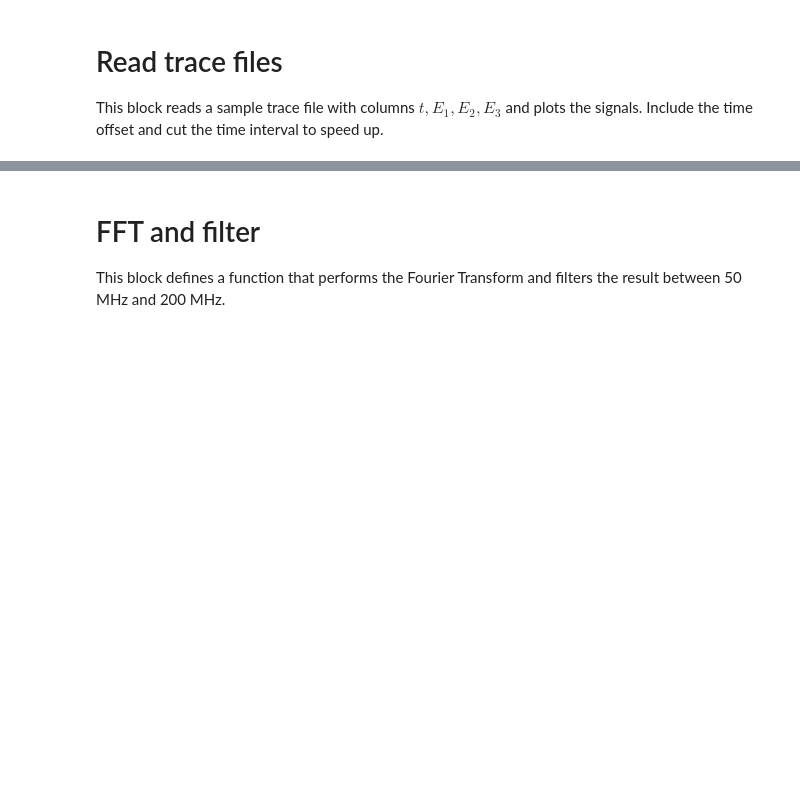
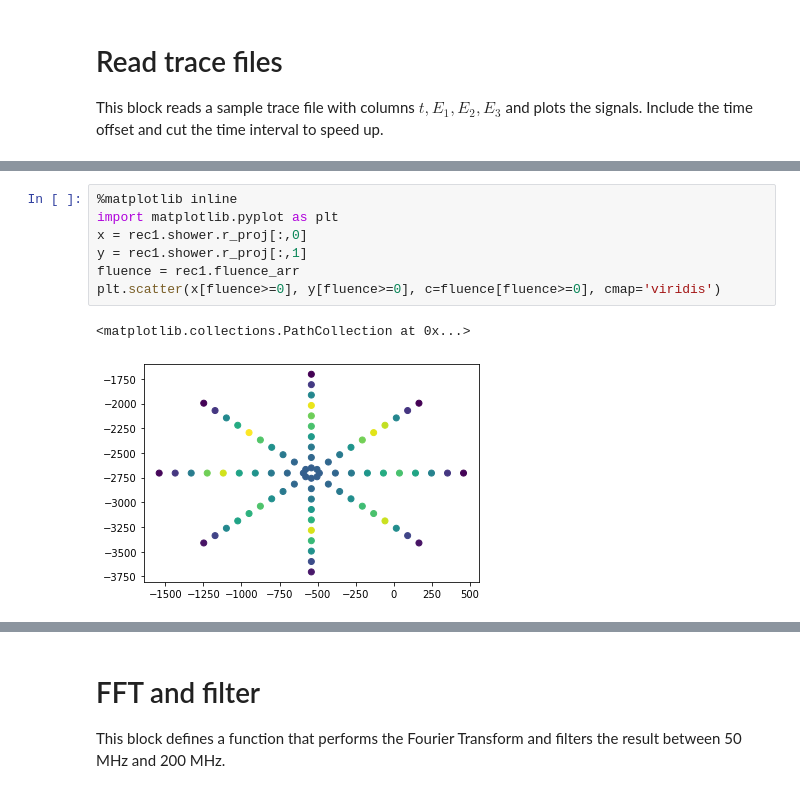
Before and after one commit to grand-mother/grand-energy-rec, a Jupyter notebook: EnergyFluence_Coreas_Class.ipynb, the cells around one changed output, grey strips where cells are left out. Saved outputs shown, nothing was run; the diff lists cells and outputs as text; blank space fills up the shorter version.

```diff
--- a/EnergyFluence_Coreas_Class.ipynb
+++ b/EnergyFluence_Coreas_Class.ipynb
@@ -67,3 +99,13 @@ rec1.inspect_antenna(70)
+# %%
+%matplotlib inline
+import matplotlib.pyplot as plt
+x = rec1.shower.r_proj[:,0]
+y = rec1.shower.r_proj[:,1]
+fluence = rec1.fluence_arr
+plt.scatter(x[fluence>=0], y[fluence>=0], c=fluence[fluence>=0], cmap='viridis')
+# %% [output]
+<matplotlib.collections.PathCollection at 0x...>
+[figure, added]
 # %%
 rec1.process_antenna(70)
 print(rec1.antenna.fluence)
```
Also changed, not shown: parts of 24 cells of this notebook, 1 other file.
